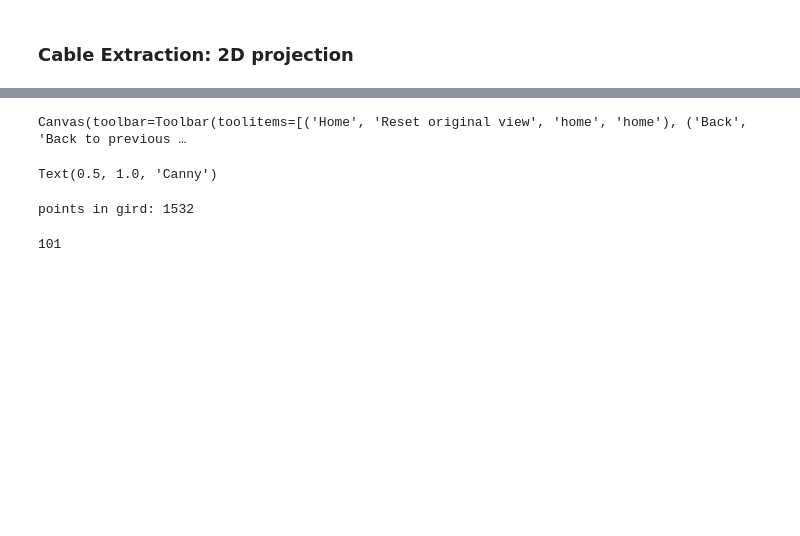
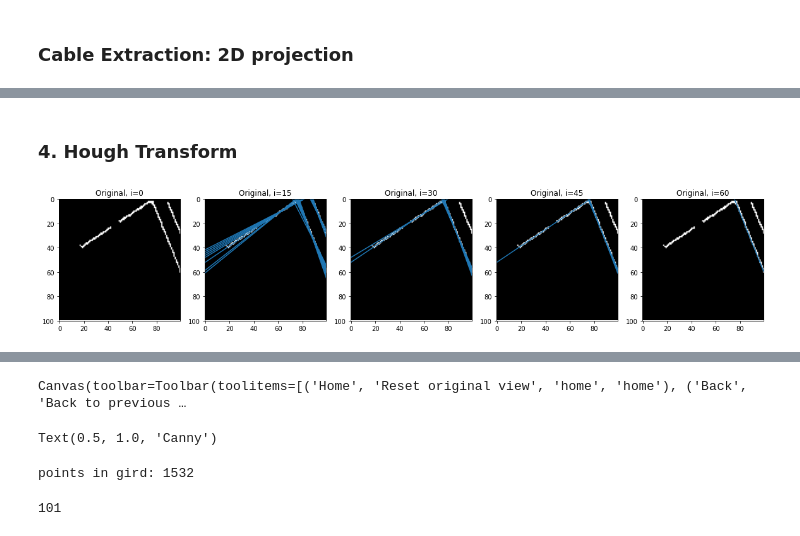
Before and after one commit to Amsterdam-Internships/UPC_Suspended_Streetlight_Extractor, a Jupyter notebook: milestone_2/Cable Extraction.ipynb, the cells around one changed output, grey strips where cells are left out. Drawn from its saved outputs; the diff is of its cells as text; code cells hidden in the pictures; blank space fills up the shorter version.

```diff
--- a/milestone_2/Cable Extraction.ipynb
+++ b/milestone_2/Cable Extraction.ipynb
@@ -129,0 +212,29 @@ def apply_filters(grid_projection, filters):
+# %%
+proj_2d = xy_projection(voxelize(points, mask, 0.1)).astype('uint8')
+proj_2d_processed = apply_filters(proj_2d, ['closing', 'closing','edge','closing','erosion']).astype('uint8')
+# %% [markdown]
+### 4. Hough Transform
+# %%
+proj_2d_section = proj_2d_processed[:100, :100]
+
+
+fig, axes = plt.subplots(1, 5, figsize=(20,10))
+ax = axes.ravel()
+
+for i in range(5):
+    ax[i].imshow(proj_2d_section, cmap='gray')
+    ax[i].set_title('Original, i='+str(i*15))
+    if i > 0:
+        lines = cv.HoughLines(proj_2d_section, 1, np.pi / 180, i*15)
+
+        for line in lines:
+            rho = line[0][0]
+            theta = line[0][1]
+            a = np.cos(theta)
+            b = np.sin(theta)
+            x0 = a*rho
+            y0 = b*rho
+            ax[i].axline((x0, y0), slope=np.tan(theta + np.pi/2))
+    ax[i].set_ylim((100,0))
+# %% [output]
+[figure, added]
```
Also changed, not shown: parts of 23 cells of this notebook.
